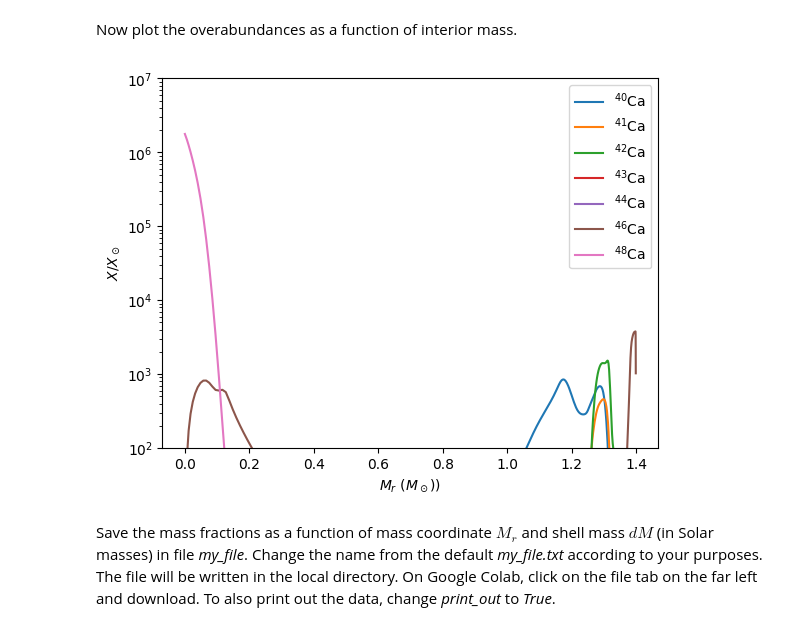
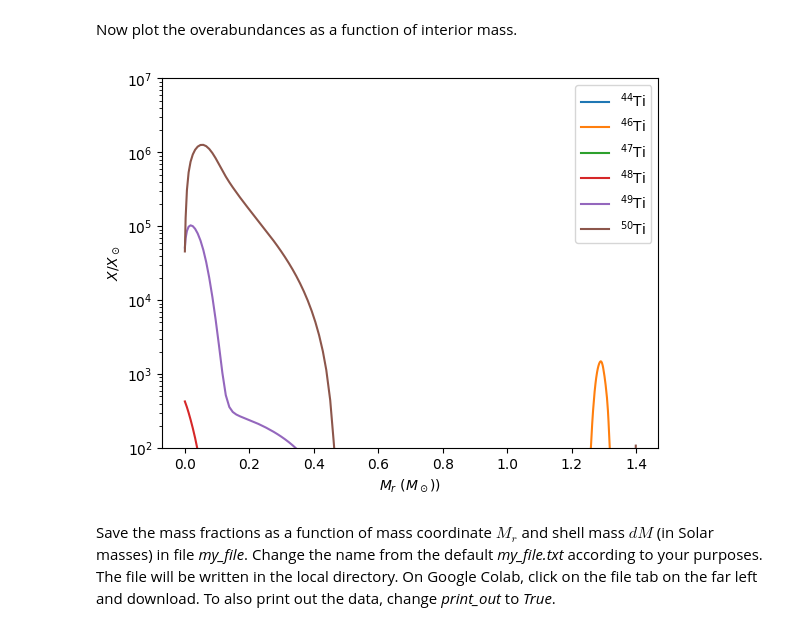
Before and after one commit to mbradle/NRLEE-Nucleosynthesis, a Jupyter notebook: nrlee.ipynb, the cells around one changed output. Saved outputs shown, nothing was run; the diff lists cells and outputs as text; code cells hidden in the pictures.

```diff
--- a/nrlee.ipynb
+++ b/nrlee.ipynb
@@ -240,6 +255,2 @@ lnames = full.get_latex_names(species)
 # %% [markdown]
 Plot mass fractions as a function of the initial density.
-# %%
-species = ['ca40', 'ca41', 'ca42', 'ca43', 'ca44', 'ca46', 'ca48']
-full.plot_mass_fractions_vs_property('rho_0', species, xlabel='$\\rho_{0}$ (g/cc)', use_latex_names=True, \
-                                      xscale = 'log', yscale='log', ylim=[1.e-8,1.e-1])
@@ -247,0 +257,11 @@ full.plot_mass_fractions_vs_property('rho_0', species, xlabel='$\\rho_{0}$ (g/cc
+# %%
+for sp in species:
+    plt.plot(props['rho_0'], x[sp], label=lnames[sp])
+
+plt.xscale('log')
+plt.yscale('log')
+plt.ylim([1.e-8,1])
+plt.xlabel('$\\rho_{0}$ (g/cc)')
+plt.ylabel('Mass Fraction')
+plt.legend()
+plt.show()
@@ -248,8 +270,7 @@ full.plot_mass_fractions_vs_property('rho_0', species, xlabel='$\\rho_{0}$ (g/cc
 # %% [markdown]
 Plot the overabundances (abundance relative to the Solar abundance) as a function of the initial density.
 # %%
-ov = calc_overabundances(full, species, rp = daughters)
-props = full.get_properties_as_floats(['rho_0'])
+ov = calc_overabundances(full, species, rp = daughters, zone_xpath = zone_xpath)
 for sp in ov:
     plt.plot(props['rho_0'], ov[sp], label=lnames[sp])
 
@@ -323,12 +344,12 @@ Choose species to study.  Also, here define a daughters dictionary to permit the
 
 In this cell, we also create the latex names for the species and flip the species arrays to align them with the masses.
 # %%
-species = ['ca40', 'ca41', 'ca42', 'ca43', 'ca44', 'ca46', 'ca48']
-daughters = {'ca41': 'k41', 'fe60': 'ni60'}
+species = ['ti44', 'ti46', 'ti47', 'ti48', 'ti49', 'ti50']
+daughters = {'ti44': 'ca44', 'fe60': 'ni60'}
 
 lnames = full.get_latex_names(species)
 
-x = full.get_mass_fractions(species)
+x = full.get_mass_fractions(species, zone_xpath = zone_xpath)
 xf = {}
 for sp in species:
     xf[sp] = np.flip(x[sp])
@@ -349,18 +370,18 @@ plt.show()
 # %% [markdown]
 Now plot the overabundances as a function of interior mass.
 # %%
-ov = calc_overabundances(full, species, rp = daughters)
+ov = calc_overabundances(full, species, rp = daughters, zone_xpath = zone_xpath)
 for sp in ov:
     plt.plot(Ms, np.flip(ov[sp]), label=lnames[sp])
 
 plt.yscale('log')
 plt.ylim([100,1.e7])
 plt.xlabel('$M_r\\ (M_\\odot)$)')
 plt.ylabel('$X / X_\\odot$')
 plt.legend()
 plt.show()
 # %% [output]
-[figure, old version]
+[figure, new version]
 # %% [markdown]
 Save the mass fractions as a function of mass coordinate $M_r$ and shell mass $dM$ (in Solar masses) in file *my_file*.  Change the name from the default *my_file.txt* according to your purposes.  The file will be written in the local directory.  On Google Colab, click on the file tab on the far left and download.  To also print out the data, change *print_out* to *True*.
 # %%
```
Also changed, not shown: parts of 13 cells of this notebook.
